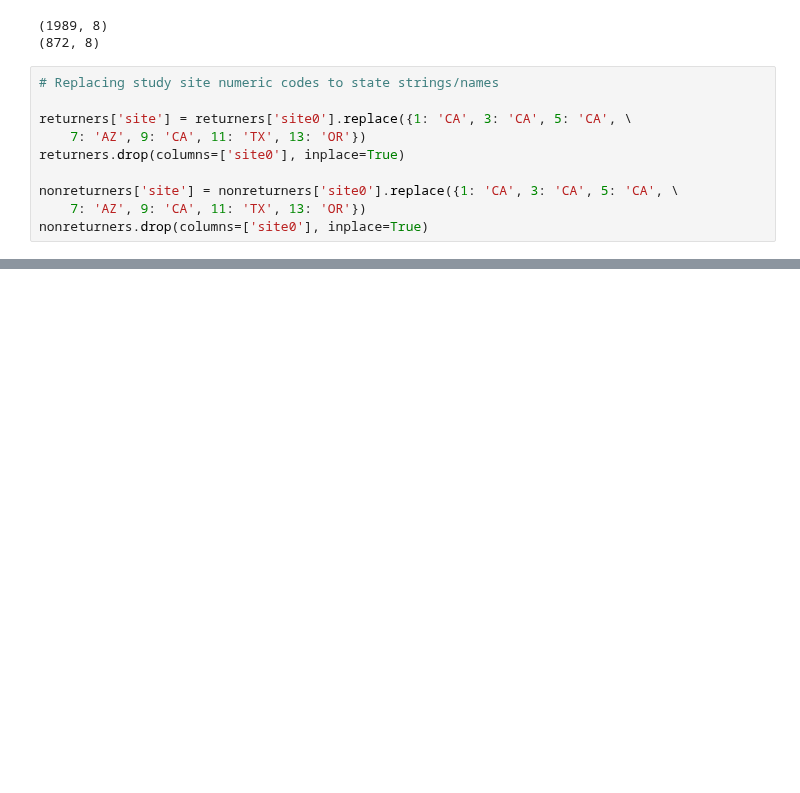
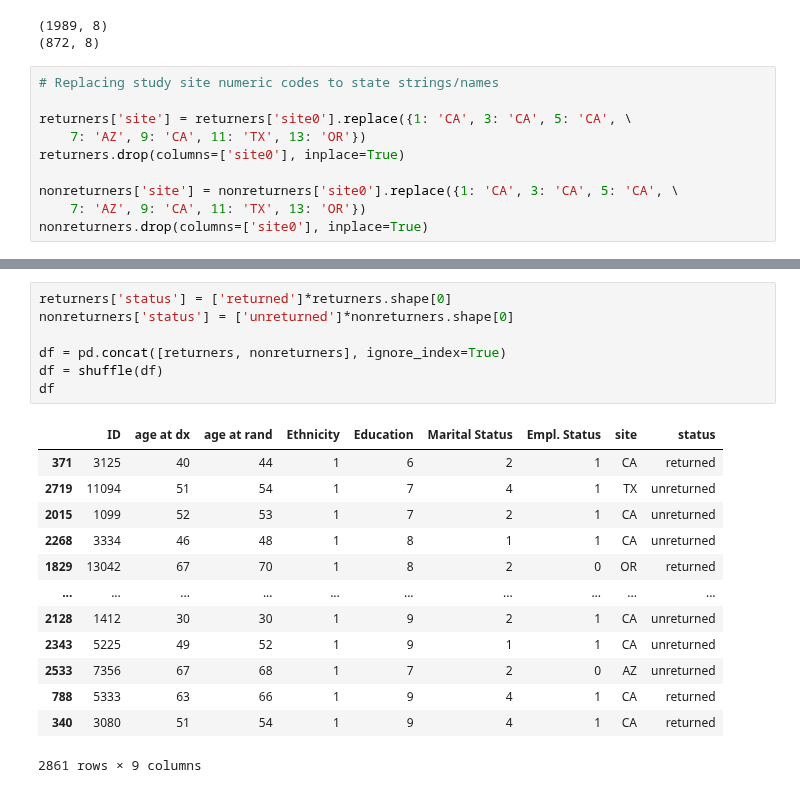
Before and after one commit to pndang/Project_WHEL, a Jupyter notebook: hypothesis_tests/pre-testing-exploration.ipynb, the cells around one changed output, grey strips where cells are left out. Cells and saved outputs as stored; diff of their text form; blank space fills up the shorter version.

```diff
--- a/hypothesis_tests/pre-testing-exploration.ipynb
+++ b/hypothesis_tests/pre-testing-exploration.ipynb
@@ -112,0 +129,21 @@ sns.displot(nonreturners['site'], log_scale=[False, True])
+# %%
+returners['status'] = ['returned']*returners.shape[0]
+nonreturners['status'] = ['unreturned']*nonreturners.shape[0]
+
+df = pd.concat([returners, nonreturners], ignore_index=True)
+df = shuffle(df)
+df
+# %% [output]
+|  | ID | age at dx | age at rand | Ethnicity | Education | Marital Status | Empl. Status | site | status |
+| 371 | 3125 | 40 | 44 | 1 | 6 | 2 | 1 | CA | returned |
+| 2719 | 11094 | 51 | 54 | 1 | 7 | 4 | 1 | TX | unreturned |
+| 2015 | 1099 | 52 | 53 | 1 | 7 | 2 | 1 | CA | unreturned |
+| 2268 | 3334 | 46 | 48 | 1 | 8 | 1 | 1 | CA | unreturned |
+| 1829 | 13042 | 67 | 70 | 1 | 8 | 2 | 0 | OR | returned |
+| ... | ... | ... | ... | ... | ... | ... | ... | ... | ... |
+| 2128 | 1412 | 30 | 30 | 1 | 9 | 2 | 1 | CA | unreturned |
+| 2343 | 5225 | 49 | 52 | 1 | 9 | 1 | 1 | CA | unreturned |
+| 2533 | 7356 | 67 | 68 | 1 | 7 | 2 | 0 | AZ | unreturned |
+| 788 | 5333 | 63 | 66 | 1 | 9 | 4 | 1 | CA | returned |
+| 340 | 3080 | 51 | 54 | 1 | 9 | 4 | 1 | CA | returned |
+2861 rows × 9 columns
```
Also changed, not shown: parts of 6 cells of this notebook.
